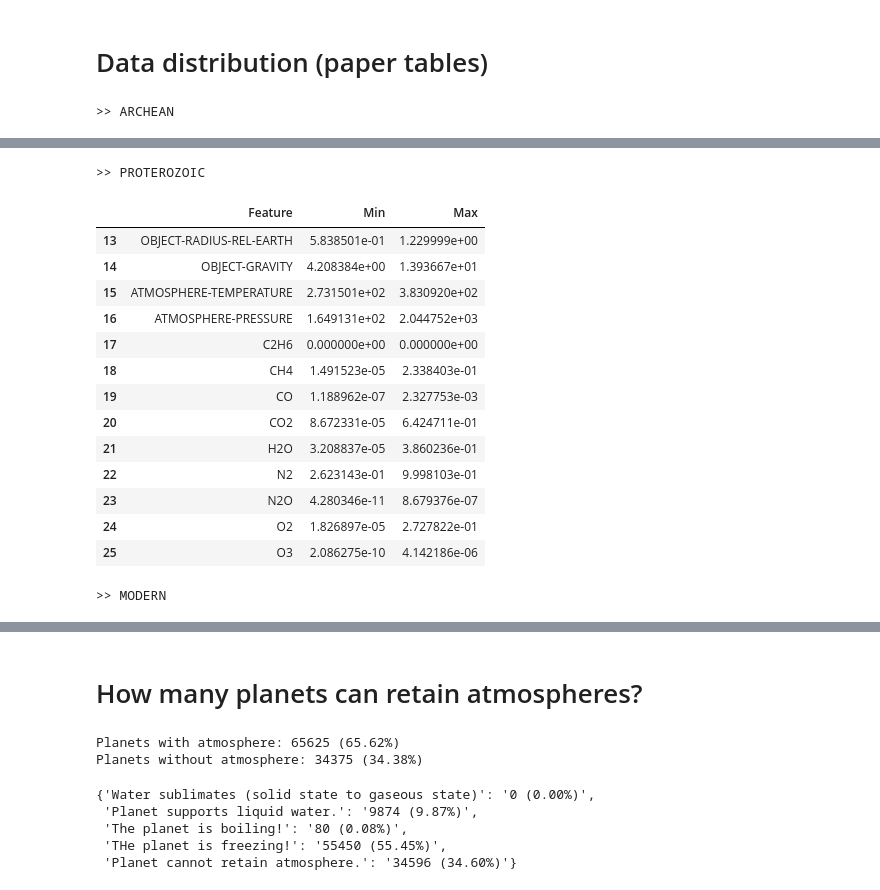
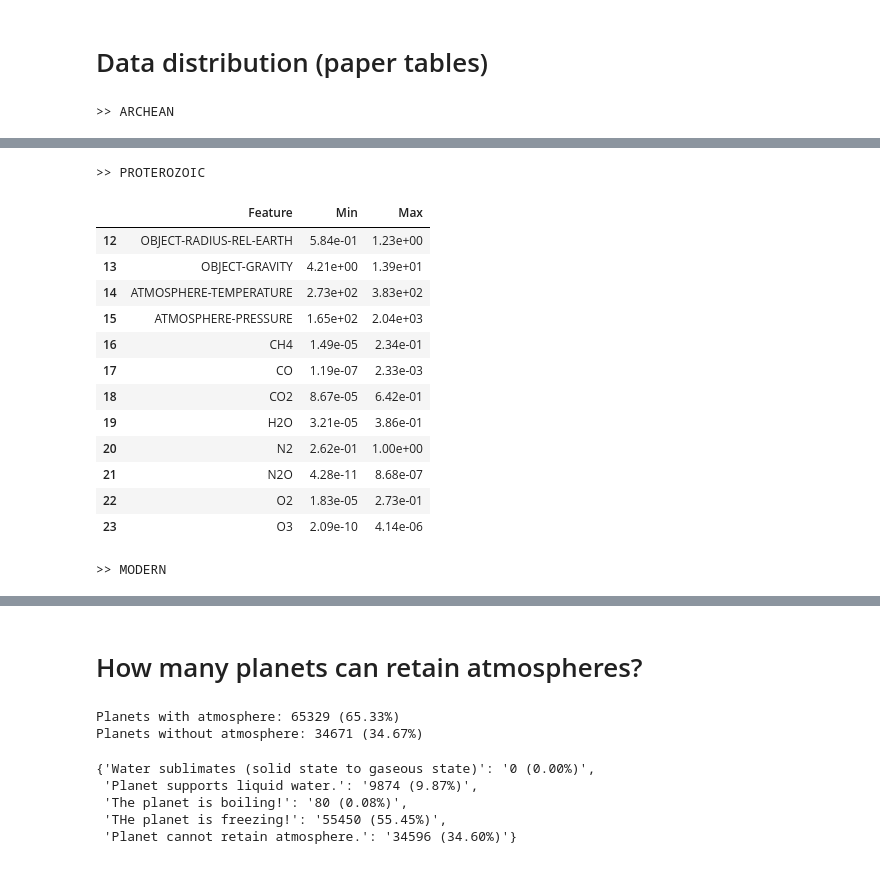
Before and after one commit to SarahBarbosa/geexhp, a Jupyter notebook: examples/5-exploratory_data_analysis.ipynb, the cells around one changed output, grey strips where cells are left out. Drawn from its saved outputs; the diff is of its cells as text; code cells hidden in the pictures.

```diff
--- a/examples/5-exploratory_data_analysis.ipynb
+++ b/examples/5-exploratory_data_analysis.ipynb
@@ -34 +35,21 @@ dfwithoutlimit = df.copy()
 df["OBJECT-RADIUS-REL-EARTH"] = df["OBJECT-DIAMETER"].apply(lambda x: (x / (2 * R_earth.to("km").value)))
+# %%
+# Normalize the data with min-max normalization
+columns = ["OBJECT-RADIUS-REL-EARTH", "ATMOSPHERE-PRESSURE", "SURFACE-TEMPERATURE", "OBJECT-GRAVITY"]
+
+for column in columns:
+    min_val = df[column].min()
+    max_val = df[column].max()
+    df[f"{column}-standardized"] = (df[column] - min_val) / (max_val - min_val)
+# %%
+# Look at the histograms of the normalized data
+# The temperature has a very skewed distribution (maybe add a exponential transformation would be better)
+columns_NORM = [f"{column}-standardized" for column in columns]
+
+_, ax = plt.subplots(2,2, figsize=(10,10))
+
+for column in enumerate(columns_NORM):
+    i = column[0] // 2
+    j = column[0] % 2
+    ax[i,j].hist(df[column[1]], bins=100, histtype="step", edgecolor="k", lw=1)
+    ax[i,j].set_title(" ".join(column[1].split("-")).title())
@@ -181,7 +205,8 @@ fig.legend(handles, labels, loc='upper center', ncol=4, bbox_to_anchor=(0.5, 0.9
 # %% [output]
 [figure]
 # %%
-unique_molecules = ["CH4", "CO", "CO2", "H2O", "N2O", "O2", "O3", "C2H6"]
+# We remove the C2H6 column because this not influence the spectrum
+unique_molecules = ["CH4", "CO", "CO2", "H2O", "N2O", "O2", "O3"]
 earth_types = ["archean", "proterozoic", "modern"]
 
 fig, axes = plt.subplots(2, 4, figsize=(13, 5), sharey="row")
@@ -415,14 +440,13 @@ tfrecord_file = "../data/all_samples.tfrecord"
 dataset = tf.data.TFRecordDataset(tfrecord_file)
 parsed_dataset = dataset.map(lambda x: parse_example(x, known_feature_description))
 # %%
-# Define the features of interest
 features_to_extract = [
     "OBJECT-RADIUS-REL-EARTH", "OBJECT-GRAVITY",
     "ATMOSPHERE-TEMPERATURE", "ATMOSPHERE-PRESSURE",
-    "C2H6", "CH4", "CO", "CO2",
+    "CH4", "CO", "CO2",
     "H2O", "N2", "N2O", "O2", "O3"
 ]
-
+molecule_features = ["CH4", "CO", "CO2", "H2O", "N2", "N2O", "O2", "O3"]
 earth_types = ["archean", "proterozoic", "modern"]
 
 feature_stats = {
@@ -438,21 +462,28 @@ for sample in parsed_dataset:
             feature_stats[earth_type][key]["min"] = min(feature_stats[earth_type][key]["min"], value)
             feature_stats[earth_type][key]["max"] = max(feature_stats[earth_type][key]["max"], value)
 # %%
+def to_sci_notation(x):
+    if x <= 0:
+        return '0'
+    return f'{x:.2e}'
+
 data = []
 for et, stats in feature_stats.items():
     for feature, values in stats.items():
+        min_val = values["min"]
+        max_val = values["max"]
         data.append({
             "Earth Type": et,
             "Feature": feature,
-            "Min": values["min"],
-            "Max": values["max"]
+            "Min": to_sci_notation(min_val),
+            "Max": to_sci_notation(max_val),
         })
 
 df = pd.DataFrame(data)
 
 for i in df["Earth Type"].unique():
     print(f">> {i.upper()}")
-    display(df[df["Earth Type"] == i][["Feature", "Min", "Max"]])
+    display(df[df["Earth Type"] == i].iloc[:, 1:])
 # %% [output]
 >> ARCHEAN
 |  | Feature | Min | Max |
@@ -472,17 +502,16 @@ for i in df["Earth Type"].unique():
 >> PROTEROZOIC
 |  | Feature | Min | Max |
-| 13 | OBJECT-RADIUS-REL-EARTH | 5.838501e-01 | 1.229999e+00 |
-| 14 | OBJECT-GRAVITY | 4.208384e+00 | 1.393667e+01 |
-| 15 | ATMOSPHERE-TEMPERATURE | 2.731501e+02 | 3.830920e+02 |
-| 16 | ATMOSPHERE-PRESSURE | 1.649131e+02 | 2.044752e+03 |
-| 17 | C2H6 | 0.000000e+00 | 0.000000e+00 |
-| 18 | CH4 | 1.491523e-05 | 2.338403e-01 |
-| 19 | CO | 1.188962e-07 | 2.327753e-03 |
-| 20 | CO2 | 8.672331e-05 | 6.424711e-01 |
-| 21 | H2O | 3.208837e-05 | 3.860236e-01 |
-| 22 | N2 | 2.623143e-01 | 9.998103e-01 |
-| 23 | N2O | 4.280346e-11 | 8.679376e-07 |
-| 24 | O2 | 1.826897e-05 | 2.727822e-01 |
-| 25 | O3 | 2.086275e-10 | 4.142186e-06 |
+| 12 | OBJECT-RADIUS-REL-EARTH | 5.84e-01 | 1.23e+00 |
+| 13 | OBJECT-GRAVITY | 4.21e+00 | 1.39e+01 |
+| 14 | ATMOSPHERE-TEMPERATURE | 2.73e+02 | 3.83e+02 |
+| 15 | ATMOSPHERE-PRESSURE | 1.65e+02 | 2.04e+03 |
+| 16 | CH4 | 1.49e-05 | 2.34e-01 |
+| 17 | CO | 1.19e-07 | 2.33e-03 |
+| 18 | CO2 | 8.67e-05 | 6.42e-01 |
+| 19 | H2O | 3.21e-05 | 3.86e-01 |
+| 20 | N2 | 2.62e-01 | 1.00e+00 |
+| 21 | N2O | 4.28e-11 | 8.68e-07 |
+| 22 | O2 | 1.83e-05 | 2.73e-01 |
+| 23 | O3 | 2.09e-10 | 4.14e-06 |
 >> MODERN
 |  | Feature | Min | Max |
@@ -554,8 +582,8 @@ count_atmosphere, count_no_atmosphere = run_simulations()
 print(f"Planets with atmosphere: {count_atmosphere} ({(count_atmosphere / 100000) * 100:.2f}%)")
 print(f"Planets without atmosphere: {count_no_atmosphere} ({(count_no_atmosphere / 100000) * 100:.2f}%)")
 # %% [output]
-Planets with atmosphere: 65625 (65.62%)
-Planets without atmosphere: 34375 (34.38%)
+Planets with atmosphere: 65329 (65.33%)
+Planets without atmosphere: 34671 (34.67%)
 # %%
 def calculate_boiling_point(pressure_mbar):
     P0 = 1013.25  # Reference pressure (1 atm in mbar)
```
Also changed, not shown: parts of 8 cells of this notebook, 4 other files.
